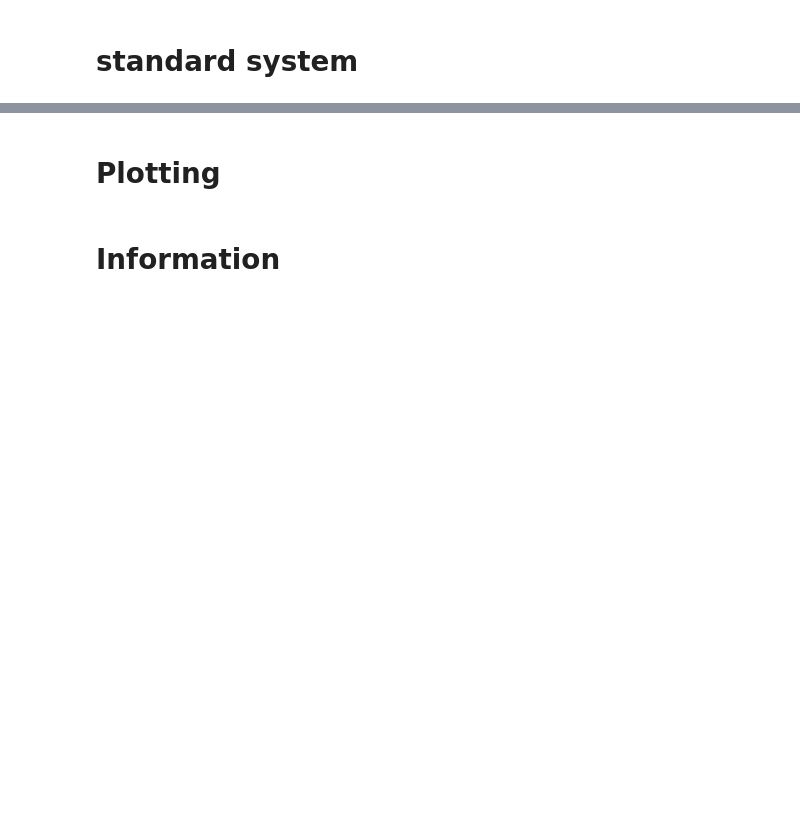
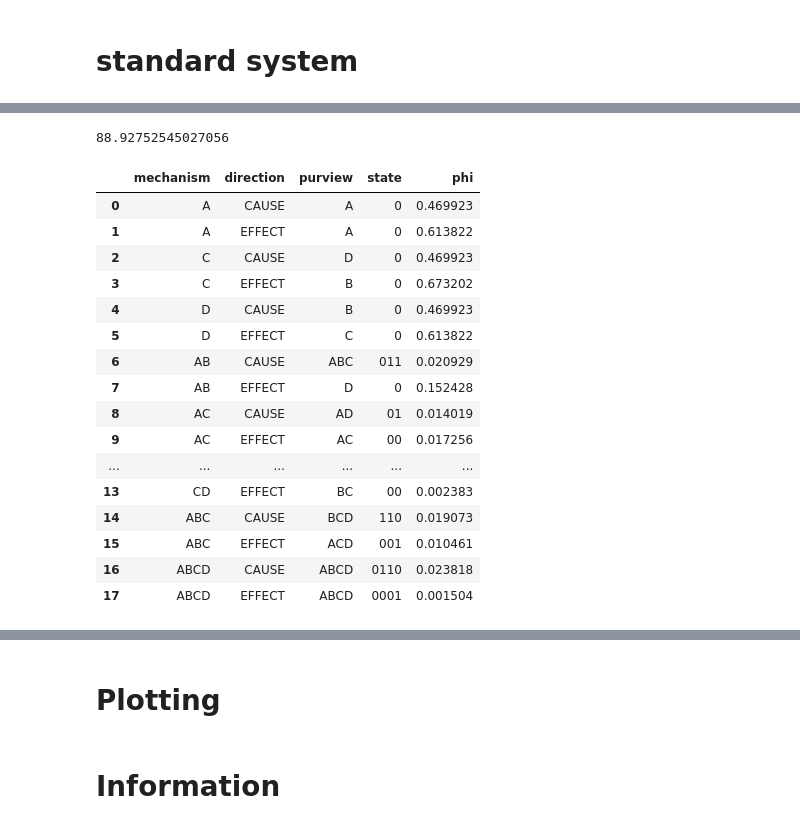
Before and after one commit to matteograsso/visualize_pyphi, a Jupyter notebook: ch3_figures_MG.ipynb, the cells around one changed output, grey strips where cells are left out. Drawn from its saved outputs; the diff is of its cells as text; code cells hidden in the pictures; blank space fills up the shorter version.

```diff
--- a/ch3_figures_MG.ipynb
+++ b/ch3_figures_MG.ipynb
@@ -122,0 +145,2 @@ standard_ces = compute.filter_ces(subsystem_standard, ces, None, max_relations_k
+# %%
+bjces = visualize_pyphi.compute.filter_ces(subsystem, sepces, None, max_relations_k=3, parallel=True)
@@ -123,3 +153,27 @@ standard_ces = compute.filter_ces(subsystem_standard, ces, None, max_relations_k
+# %%
+bjces[0]['big phi']
+# %% [output]
+88.92752545027056
+# %%
+utils.sepces2df(bjces[0]['ces'],subsystem)
+# %% [output]
+|  | mechanism | direction | purview | state | phi |
+| 0 | A | CAUSE | A | 0 | 0.469923 |
+| 1 | A | EFFECT | A | 0 | 0.613822 |
+| 2 | C | CAUSE | D | 0 | 0.469923 |
+| 3 | C | EFFECT | B | 0 | 0.673202 |
+| 4 | D | CAUSE | B | 0 | 0.469923 |
+| 5 | D | EFFECT | C | 0 | 0.613822 |
+| 6 | AB | CAUSE | ABC | 011 | 0.020929 |
+| 7 | AB | EFFECT | D | 0 | 0.152428 |
+| 8 | AC | CAUSE | AD | 01 | 0.014019 |
+| 9 | AC | EFFECT | AC | 00 | 0.017256 |
+| ... | ... | ... | ... | ... | ... |
+| 13 | CD | EFFECT | BC | 00 | 0.002383 |
+| 14 | ABC | CAUSE | BCD | 110 | 0.019073 |
+| 15 | ABC | EFFECT | ACD | 001 | 0.010461 |
+| 16 | ABCD | CAUSE | ABCD | 0110 | 0.023818 |
+| 17 | ABCD | EFFECT | ABCD | 0001 | 0.001504 |
 # %%
 # allrels = []
 # for k in tqdm(range(2,len(ces)+1)):
```
Also changed, not shown: parts of 93 cells of this notebook.
